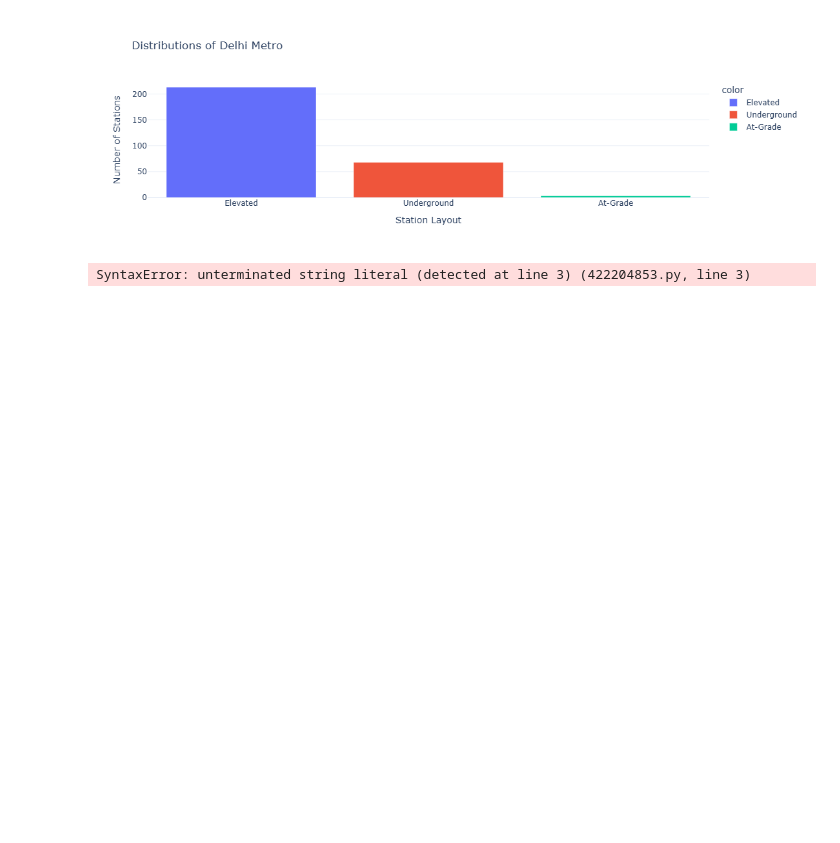
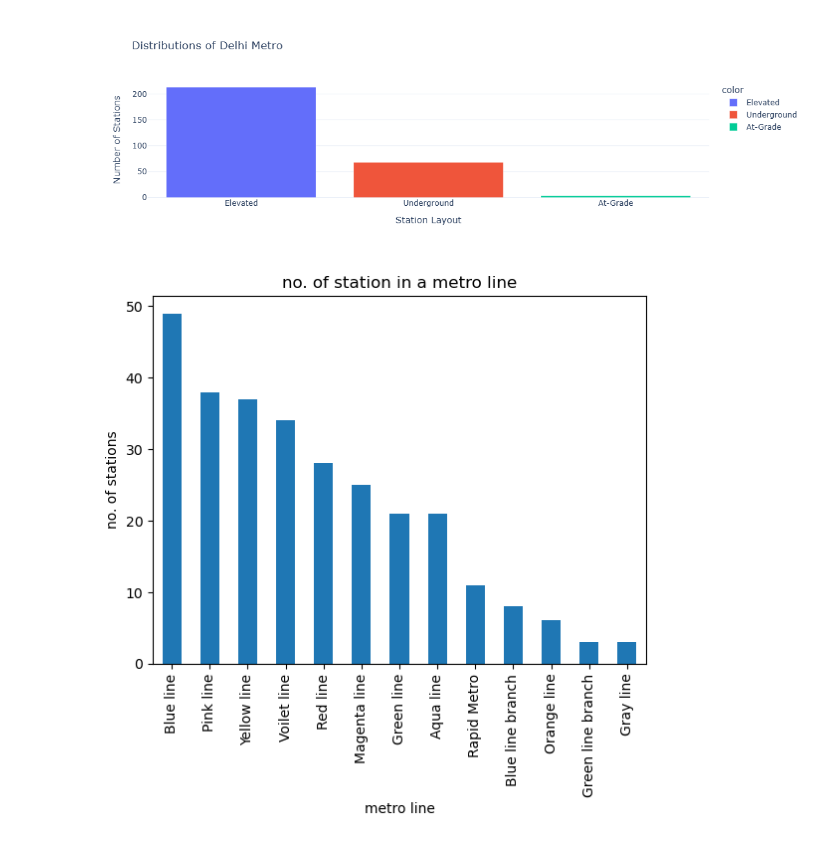
Before and after one commit to bhavyethakkar-01/dumy-data, a Jupyter notebook: metro.ipynb, the cells around one changed output. Saved outputs shown, nothing was run; the diff lists cells and outputs as text; code cells hidden in the pictures; blank space fills up the shorter version.

Commit message:
added histogram too !

```diff
--- a/metro.ipynb
+++ b/metro.ipynb
@@ -169,7 +169,8 @@ fig.show()
 # %%
 df['Metro Line'].value_counts().plot(kind='bar')
 plt.xlabel('metro line')
-plt.ylabel('no. of stations)
+plt.ylabel('no. of stations')
 plt.title('no. of station in a metro line')
+plt.show()
 # %% [output]
-SyntaxError: unterminated string literal (detected at line 3) (422204853.py, line 3)
+[figure, added]
```
Also changed, not shown: parts of 1 cell of this notebook.
